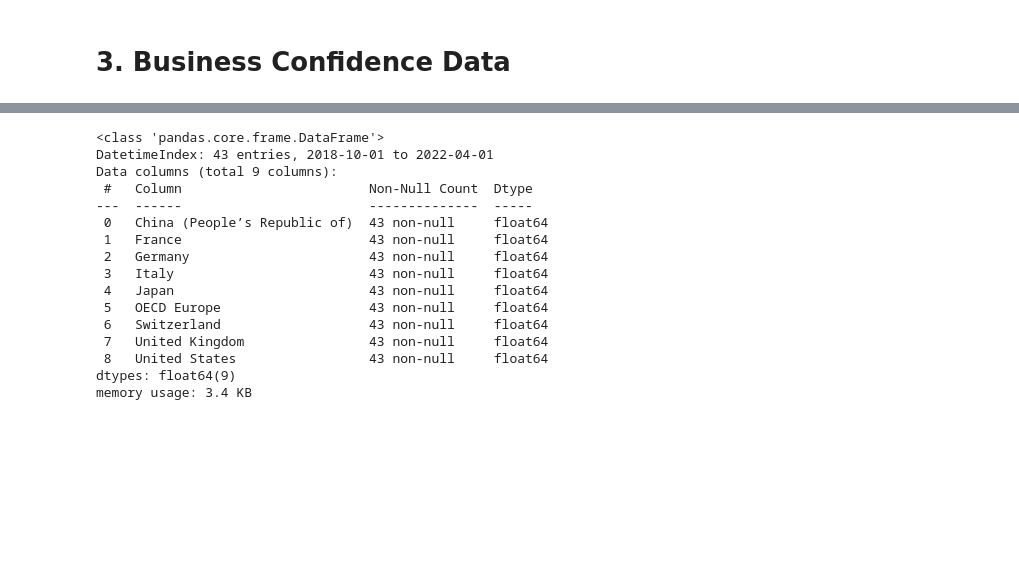
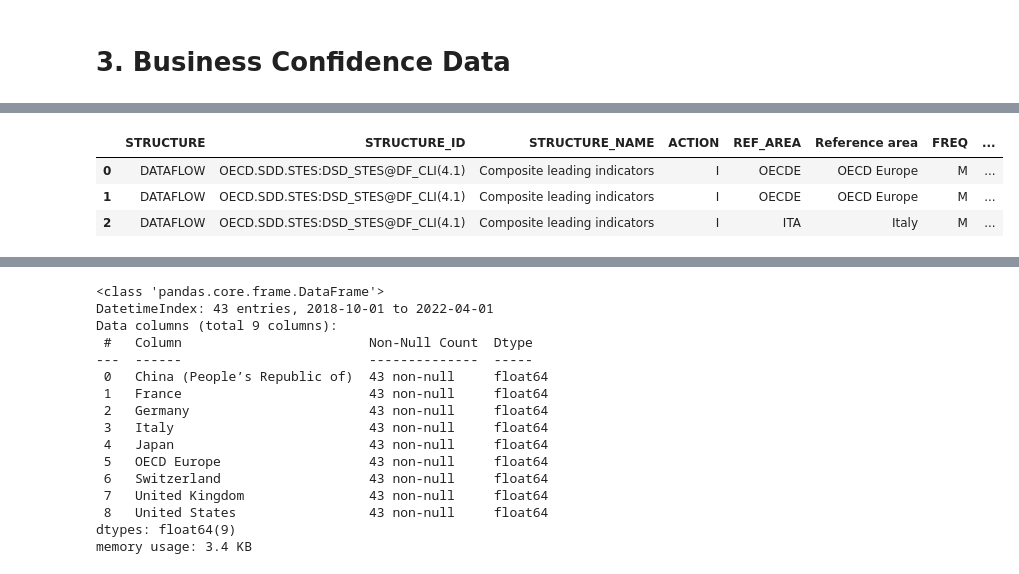
Before and after one commit to MGN19/Siemens-forecast, a Jupyter notebook: Transform External Data.ipynb, the cells around one changed output, grey strips where cells are left out. Drawn from its saved outputs; the diff is of its cells as text; code cells hidden in the pictures; blank space fills up the shorter version.

```diff
--- a/Transform External Data.ipynb
+++ b/Transform External Data.ipynb
@@ -249 +255,9 @@ Japan stands out during this period (October 2018 - April 2022), as it stayed be
+# %%
+business_confidence = pd.read_csv('./extra data/composite_business_confidence.csv')
+business_confidence.head(3)
+# %% [output]
+|  | STRUCTURE | STRUCTURE_ID | STRUCTURE_NAME | ACTION | REF_AREA | Reference area | FREQ | ... |
+| 0 | DATAFLOW | OECD.SDD.STES:DSD_STES@DF_CLI(4.1) | Composite leading indicators | I | OECDE | OECD Europe | M | ... |
+| 1 | DATAFLOW | OECD.SDD.STES:DSD_STES@DF_CLI(4.1) | Composite leading indicators | I | OECDE | OECD Europe | M | ... |
+| 2 | DATAFLOW | OECD.SDD.STES:DSD_STES@DF_CLI(4.1) | Composite leading indicators | I | ITA | Italy | M | ... |
 # %%
```
Also changed, not shown: parts of 19 cells of this notebook, 1 other file.
